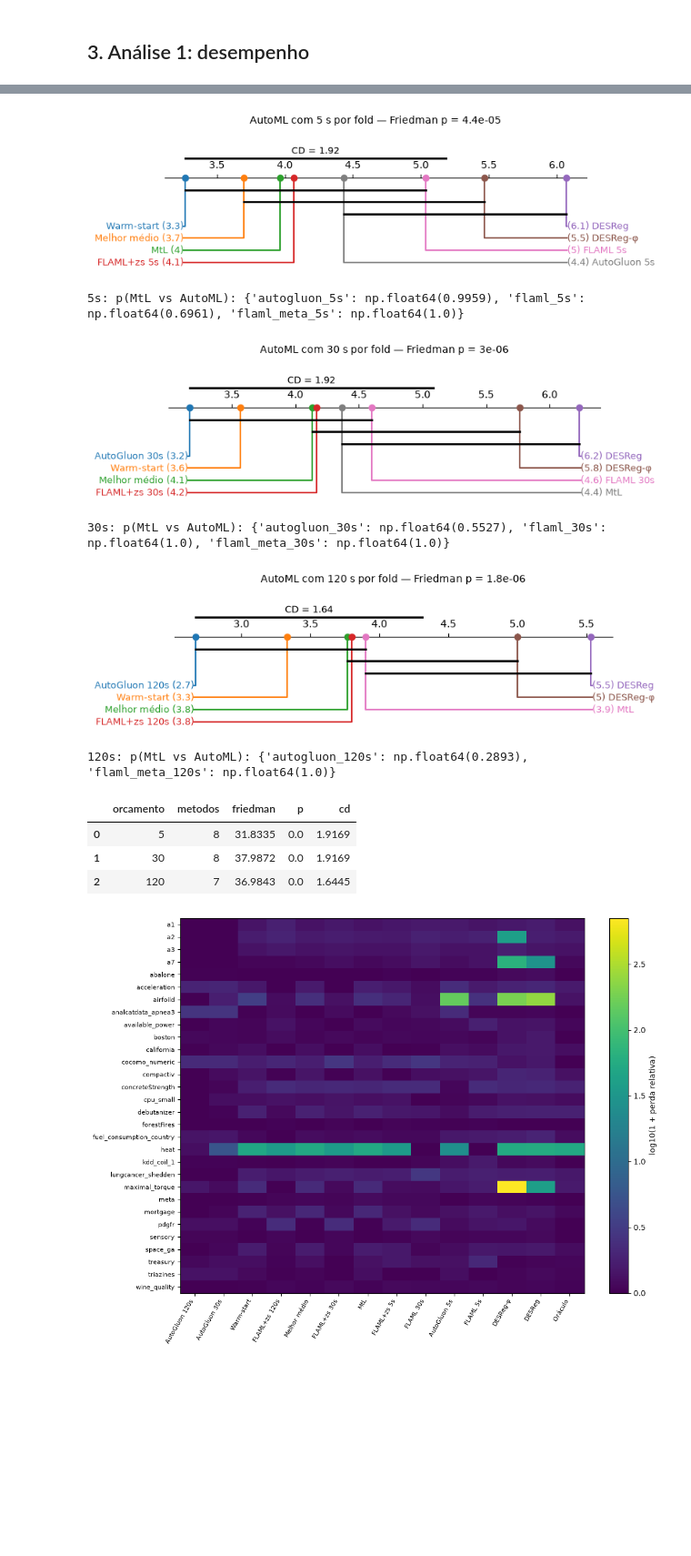
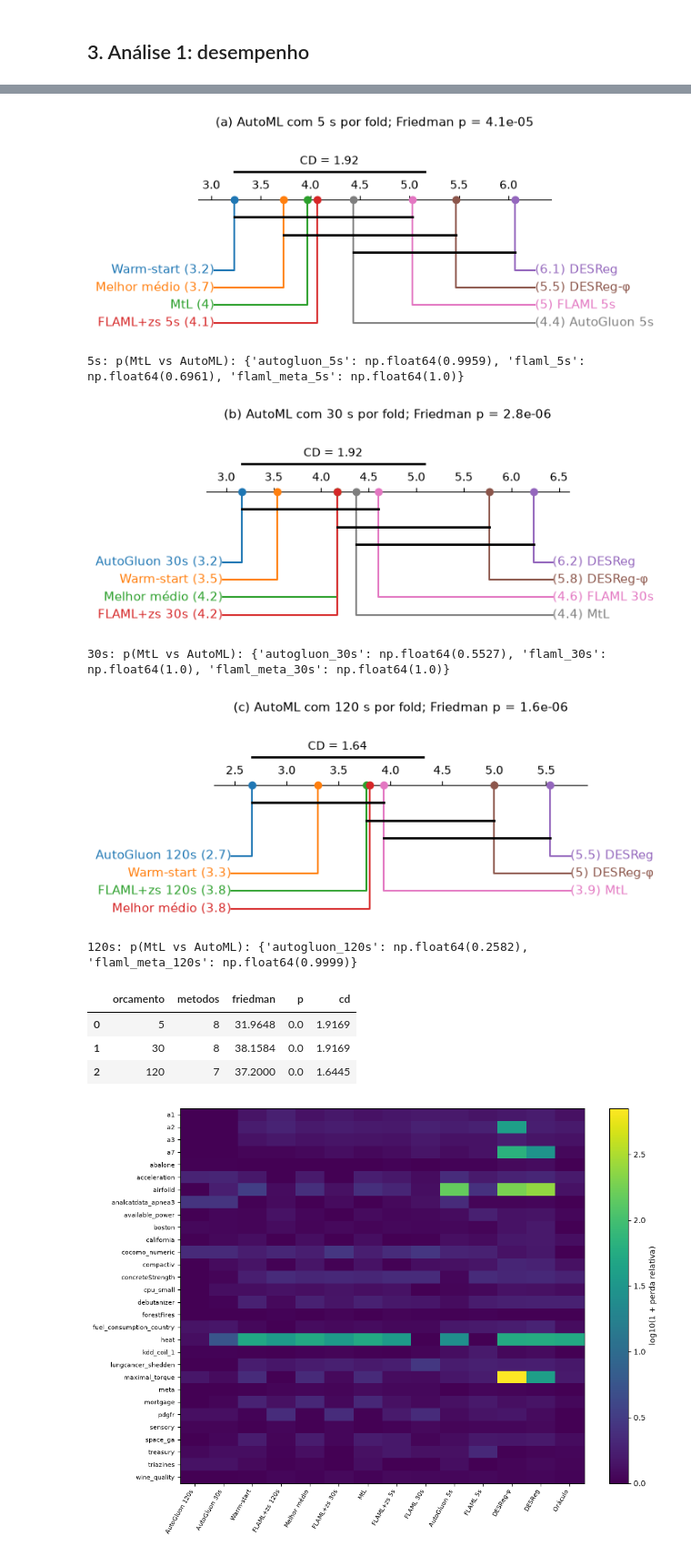
Before and after one commit to carloshendvpm/projeto01-mtl, a Jupyter notebook: pratica-04/pratica4_automl_vs_mtl.ipynb, the cells around one changed output, grey strips where cells are left out. Shown at 91% size. Cells and saved outputs as stored; diff of their text form; code cells hidden in the pictures; blank space fills up the shorter version.

```diff
--- a/pratica-04/pratica4_automl_vs_mtl.ipynb
+++ b/pratica-04/pratica4_automl_vs_mtl.ipynb
@@ -116,0 +106,19 @@ display(pd.concat([melhor_medio, rec, P.idxmin(axis=1).rename('Oraculo')], axis=
+# %%
+Xbase = pd.read_csv(c.META / 'X.csv', index_col=0).loc[DATASETS]   # offline: os outros 29 datasets
+meta_fold = carregar_meta_por_fold()
+assert len(meta_fold) == 300, 'faltam meta-características por fold'
+recs = mtl.recomendacoes_por_fold(Xbase, Rk, meta_fold)
+rec = recs.pivot(index='dataset', columns='fold', values='alg').loc[DATASETS]
+print('datasets em que a recomendação varia entre folds:', int((rec.nunique(axis=1) > 1).sum()))
+rec_v1 = pd.read_csv(R / 'versao_1' / 'todos_por_fold.csv').query("metodo == 'MtL'")
+rec_v1 = base.merge(rec_v1[['dataset', 'fold', 'sera']], on=['dataset', 'fold', 'sera']).groupby('dataset').metodo.first()
+print('folds em que a recomendação mudou em relação à versão 1:', int((rec.ne(rec_v1.reindex(DATASETS), axis=0)).sum().sum()), 'de 300')
+rec_moda = rec.mode(axis=1)[0].rename('MtL (moda)')
+# custo de extrair Xbase no dataset inteiro: parte do custo offline (29 outros datasets)
+t_xbase = {}
+for d in DATASETS:
+    t0 = time.perf_counter(); extrair_meta_features(c.DADOS / f'{d}.csv'); t_xbase[d] = time.perf_counter() - t0
+t_xbase = pd.Series(t_xbase)
+melhor_medio = pd.Series({d: Rk.drop(index=d).mean().idxmin() for d in DATASETS}, name='Melhor_medio')
+display(pd.concat([melhor_medio, rec_moda, P.idxmin(axis=1).rename('Oraculo')], axis=1).T)
+display(rec_moda.value_counts())
@@ -117,21 +137,25 @@ display(pd.concat([melhor_medio, rec, P.idxmin(axis=1).rename('Oraculo')], axis=
 # %%
-def por_fold(algs: pd.Series, nome):
-    m = base.merge(algs.rename('alg').reset_index().rename(columns={'index': 'dataset'}), on='dataset')
+def por_fold(algs, nome):
+    if isinstance(algs, pd.DataFrame):   # um algoritmo por (dataset, fold)
+        m = base.merge(algs[['dataset', 'fold', 'alg']], on=['dataset', 'fold'])
+    else:
+        m = base.merge(algs.rename('alg').reset_index().rename(columns={'index': 'dataset'}), on='dataset')
     m = m[m.metodo == m.alg].assign(metodo=nome)
     return m[['dataset', 'fold', 'metodo', 'sera', 'segundos']]
 
 oraculo = P.idxmin(axis=1)
 folds = pd.concat([
     por_fold(melhor_medio, 'Melhor_medio'),
-    por_fold(rec, 'MtL'),
+    por_fold(recs, 'MtL'),
     ws.assign(metodo='Warm-start')[['dataset', 'fold', 'metodo', 'sera', 'segundos']],
     desreg[['dataset', 'fold', 'metodo', 'sera', 'segundos']],
     automl[['dataset', 'fold', 'metodo', 'sera', 'segundos']],
     por_fold(oraculo, 'Oraculo'),
 ])
-# custo online da recomendação: meta-características e meta-modelo, uma vez por dataset (rateado nos folds)
-extra = pd.DataFrame(custo_rec).T.sum(axis=1) / c.FOLDS
-folds.loc[folds.metodo == 'MtL', 'segundos'] += folds.loc[folds.metodo == 'MtL', 'dataset'].map(extra).to_numpy()
+# custo online da recomendação, por fold: Xbase do treino + meta-modelo
+extra = recs.set_index(['dataset', 'fold'])[['segundos_meta_caracteristicas', 'segundos_meta_modelo']].sum(axis=1)
+msk = folds.metodo == 'MtL'
+folds.loc[msk, 'segundos'] += extra.reindex(pd.MultiIndex.from_frame(folds.loc[msk, ['dataset', 'fold']])).to_numpy()
 folds.to_csv(R / 'todos_por_fold.csv', index=False)
 
 L = folds.pivot_table(index='dataset', columns='metodo', values='sera').loc[DATASETS]
@@ -171,43 +195,43 @@ L.to_csv(R / 'sera_por_dataset.csv'); REL.to_csv(R / 'perda_relativa_por_dataset
 # %%
 ROT = {'Melhor_medio': 'Melhor médio', 'MtL': 'MtL', 'Warm-start': 'Warm-start',
        'DESReg': 'DESReg', 'DESReg_phi': 'DESReg-φ'}
 def rotulo(m):
     if m in ROT: return ROT[m]
     s, o = m.rsplit('_', 1)
     return {'flaml': 'FLAML', 'flaml_meta': 'FLAML+zs', 'autogluon': 'AutoGluon'}[s] + f' {o}'
 
 testes = []
 for orc in [5, 30, 120]:
     cols = METODOS_FIXOS + [m for m in AUTOML if m.endswith(f'_{orc}s')]
     tab = L[cols]
     est, p = friedmanchisquare(*[tab[col] for col in cols])
     k, n = len(cols), len(tab)
     cd = studentized_range.ppf(0.95, k, np.inf) / np.sqrt(2) * np.sqrt(k * (k + 1) / (6 * n))
     pv = sp.posthoc_nemenyi_friedman(tab.to_numpy()); pv.index = pv.columns = cols
     ranks = tab.rank(axis=1).mean()
     testes.append(dict(orcamento=orc, metodos=k, friedman=est, p=p, cd=cd))
-    plt.figure(figsize=(8, 2.4))
+    plt.figure(figsize=(7, 2.9))
     sp.critical_difference_diagram(ranks.rename(rotulo), pv.rename(index=rotulo, columns=rotulo),
-                                   label_props={'fontsize': 9})
+                                   label_props={'fontsize': 11}, text_h_margin=0.2)
     ax = plt.gca(); ini = ranks.min()
     ax.plot([ini, ini + cd], [1.6, 1.6], color='black', lw=2)
-    ax.text(ini + cd / 2, 2.0, f'CD = {cd:.2f}', ha='center', fontsize=9); ax.set_ylim(top=3.0)
-    plt.title(f'AutoML com {orc} s por fold — Friedman p = {p:.2g}', fontsize=10, pad=18)
+    ax.text(ini + cd / 2, 2.0, f'CD = {cd:.2f}', ha='center', fontsize=10); ax.set_ylim(top=3.0)
+    plt.title(f'({"abc"[[5, 30, 120].index(orc)]}) AutoML com {orc} s por fold; Friedman p = {p:.2g}', fontsize=11, pad=18)
     plt.tight_layout(); plt.savefig(FIG / f'cd_{orc}s.pdf', bbox_inches='tight'); plt.show()
     pv.to_csv(R / f'nemenyi_{orc}s.csv')
     print(f'{orc}s: p(MtL vs AutoML):', {m: round(pv.loc['MtL', m], 4) for m in cols if m not in METODOS_FIXOS})
 testes = pd.DataFrame(testes); testes.to_csv(R / 'friedman.csv', index=False); display(testes.round(4))
 # %% [output]
-[figure, old version]
+[figure, new version]
 5s: p(MtL vs AutoML): {'autogluon_5s': np.float64(0.9959), 'flaml_5s': np.float64(0.6961), 'flaml_meta_5s': np.float64(1.0)}
-[figure, old version]
+[figure, new version]
 30s: p(MtL vs AutoML): {'autogluon_30s': np.float64(0.5527), 'flaml_30s': np.float64(1.0), 'flaml_meta_30s': np.float64(1.0)}
-[figure, old version]
+[figure, new version]
-120s: p(MtL vs AutoML): {'autogluon_120s': np.float64(0.2893), 'flaml_meta_120s': np.float64(1.0)}
+120s: p(MtL vs AutoML): {'autogluon_120s': np.float64(0.2582), 'flaml_meta_120s': np.float64(0.9999)}
 |  | orcamento | metodos | friedman | p | cd |
-| 0 | 5 | 8 | 31.8335 | 0.0 | 1.9169 |
-| 1 | 30 | 8 | 37.9872 | 0.0 | 1.9169 |
-| 2 | 120 | 7 | 36.9843 | 0.0 | 1.6445 |
+| 0 | 5 | 8 | 31.9648 | 0.0 | 1.9169 |
+| 1 | 30 | 8 | 38.1584 | 0.0 | 1.9169 |
+| 2 | 120 | 7 | 37.2000 | 0.0 | 1.6445 |
 # %%
 # Dataset a dataset: perda relativa de cada método (heatmap)
 ordem = resumo.index.tolist()
```
Also changed, not shown: parts of 16 cells of this notebook, 50 other files.
